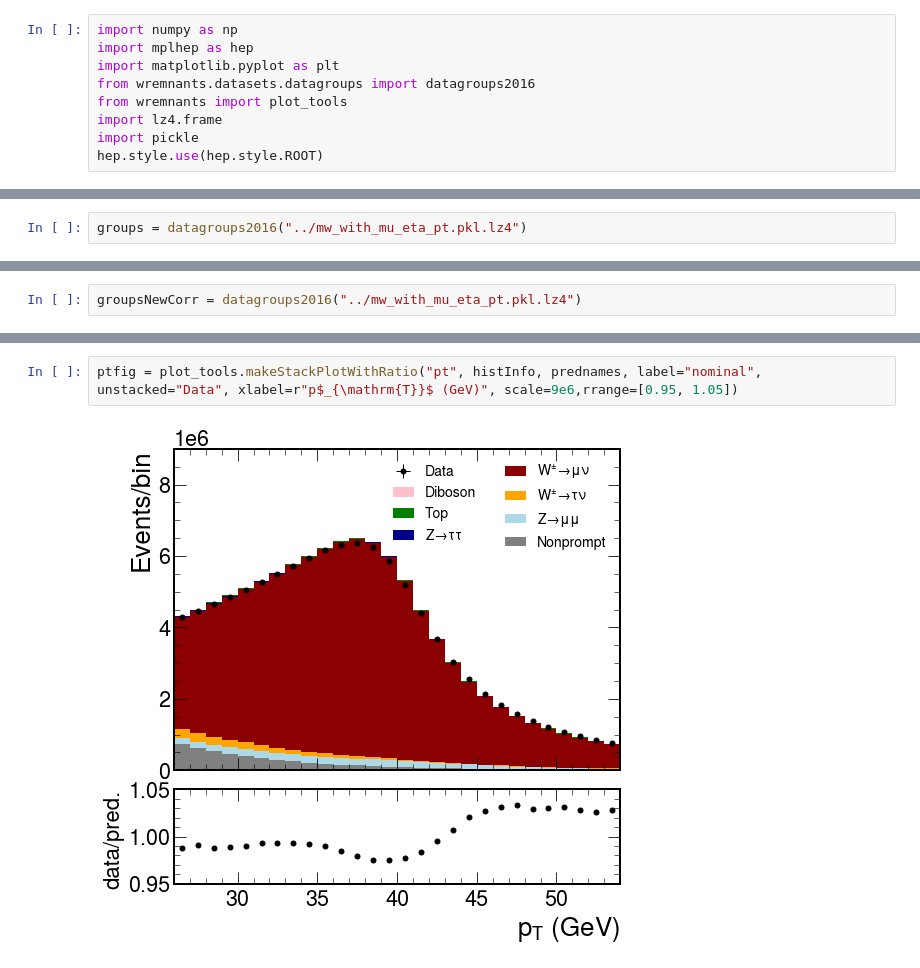
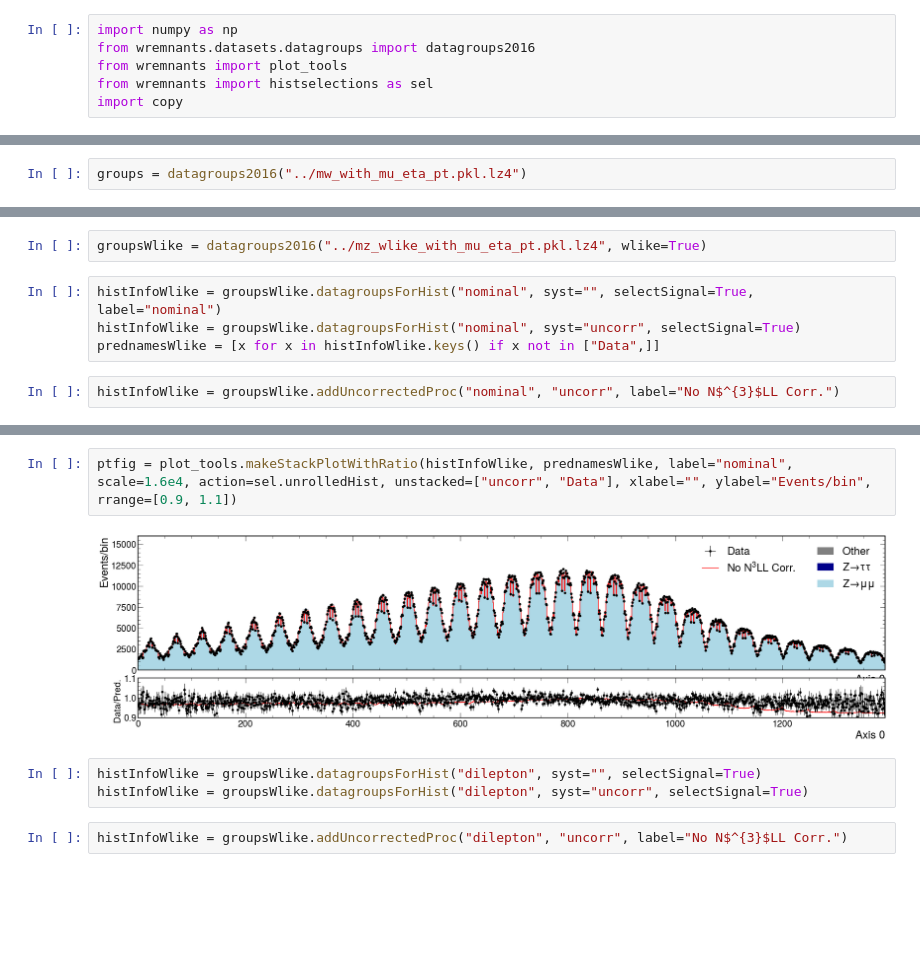
Before and after one commit to bendavid/WRemnants, a Jupyter notebook: notebooks/PlotScratch.ipynb, the cells around one changed output, grey strips where cells are left out. Drawn from its saved outputs; the diff is of its cells as text; blank space fills up the shorter version.

```diff
--- a/notebooks/PlotScratch.ipynb
+++ b/notebooks/PlotScratch.ipynb
@@ -1,9 +1,6 @@
 # %%
 import numpy as np
-import mplhep as hep
-import matplotlib.pyplot as plt
 from wremnants.datasets.datagroups import datagroups2016
 from wremnants import plot_tools
-import lz4.frame
-import pickle
-hep.style.use(hep.style.ROOT)
+from wremnants import histselections as sel
+import copy
@@ -59,3 +61,9 @@ fig = plot_tools.makeStackPlotWithRatio("unrolled", histInfo, prednames, label="
 # %%
-groupsNewCorr = datagroups2016("../mw_with_mu_eta_pt.pkl.lz4")
+groupsWlike = datagroups2016("../mz_wlike_with_mu_eta_pt.pkl.lz4", wlike=True)
+# %%
+histInfoWlike = groupsWlike.datagroupsForHist("nominal", syst="", selectSignal=True, label="nominal")
+histInfoWlike = groupsWlike.datagroupsForHist("nominal", syst="uncorr", selectSignal=True)
+prednamesWlike = [x for x in histInfoWlike.keys() if x not in ["Data",]]
+# %%
+histInfoWlike = groupsWlike.addUncorrectedProc("nominal", "uncorr", label="No N$^{3}$LL Corr.")
 # %%
@@ -64,4 +73,9 @@ histInfo = groupsNewCorr.datagroupsForHist("", syst="nominal_uncorr", procsToRea
 # %%
-ptfig = plot_tools.makeStackPlotWithRatio("pt", histInfo, prednames, label="nominal", unstacked="Data", xlabel=r"p$_{\mathrm{T}}$ (GeV)", scale=9e6,rrange=[0.95, 1.05])
+ptfig = plot_tools.makeStackPlotWithRatio(histInfoWlike, prednamesWlike, label="nominal", scale=1.6e4, action=sel.unrolledHist, unstacked=["uncorr", "Data"], xlabel="", ylabel="Events/bin", rrange=[0.9, 1.1])
 # %% [output]
-[figure, old version]
+[figure, new version]
+# %%
+histInfoWlike = groupsWlike.datagroupsForHist("dilepton", syst="", selectSignal=True)
+histInfoWlike = groupsWlike.datagroupsForHist("dilepton", syst="uncorr", selectSignal=True)
+# %%
+histInfoWlike = groupsWlike.addUncorrectedProc("dilepton", "uncorr", label="No N$^{3}$LL Corr.")
```
Also changed, not shown: parts of 15 cells of this notebook, 8 other files.
